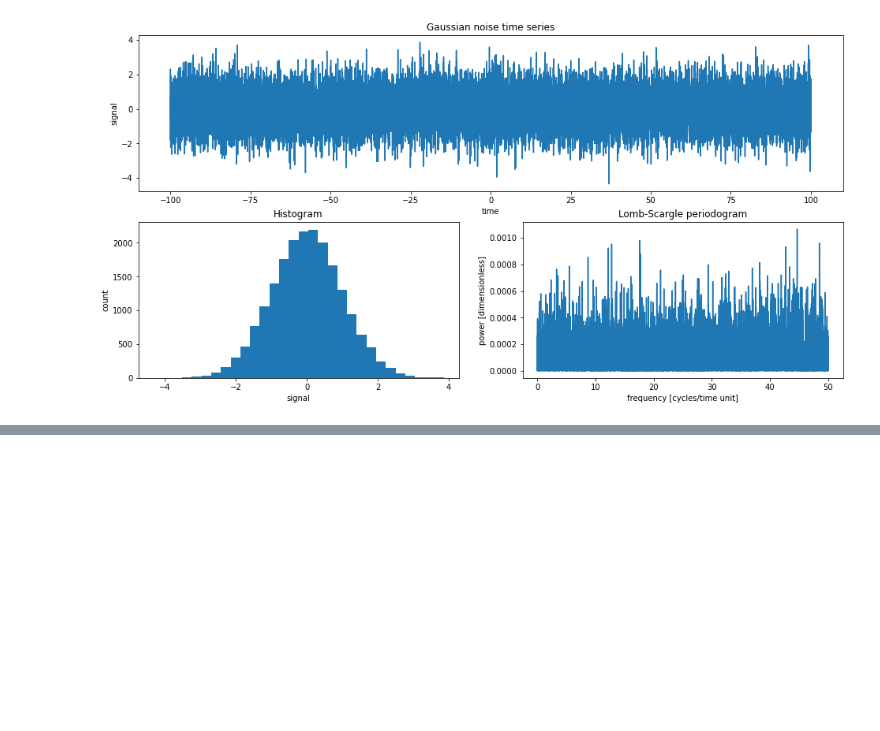
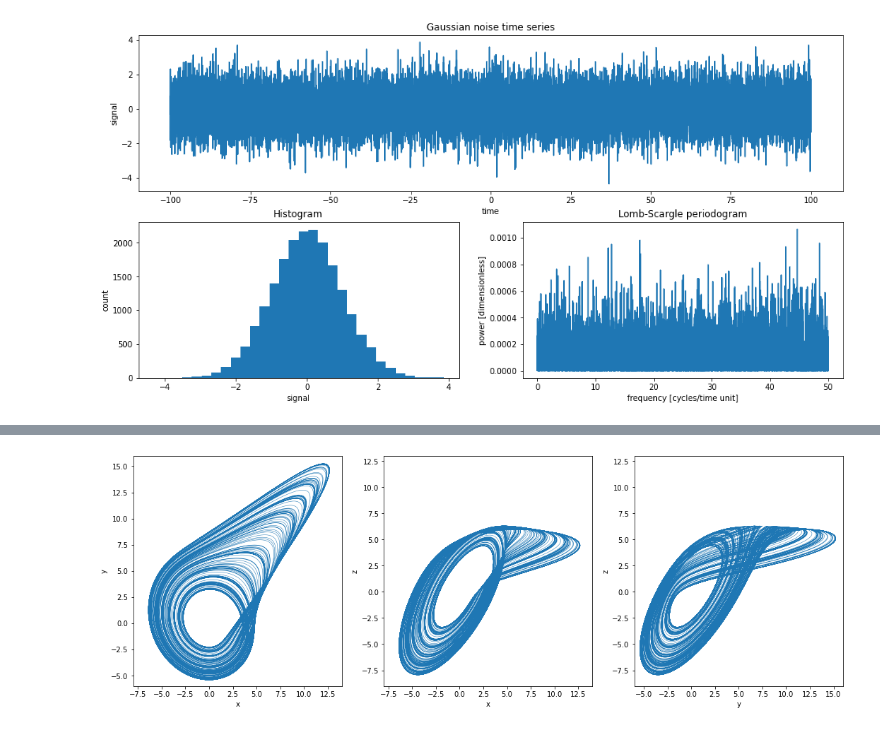
Before and after one commit to esandford/starspot_chaos, a Jupyter notebook: syntheticSignals.ipynb, the cells around one changed output, grey strips where cells are left out. Drawn from its saved outputs; the diff is of its cells as text; code cells hidden in the pictures; blank space fills up the shorter version.

```diff
--- a/syntheticSignals.ipynb
+++ b/syntheticSignals.ipynb
@@ -164,0 +222,84 @@ plotTimeSeries(rossler_t, rossler_r[:,2], min_freq=(1./baseline), max_freq=1.5,
+# %%
+def rotated_Rossler_vel(t,r):
+    """
+    r is an array (x, y, z)
+    return xdot, ydot, zdot
+    """
+    a=0.2
+    b=0.2
+    c=4.8
+
+    x = r[0]
+    y = r[1]
+    z = r[2]
+
+    # Note: equations (18) of Letellier & Aguirre 2002 are WRONG---these are right.
+    #v_x = -0.5*((1 - a + c)*x + (a - 1 + c)*y - (1 + a + c)*z - 2*b) + 0.25*(x + y - z)*(z + y - x)
+    #v_y = b + 0.25*(x + y - z)*(z + y - x - 2*c) - x
+    #v_z = -x + 0.5*(x*(a - 1) + y*(1 - a) + z*(1 + a))
+
+    #or, renormalizing by 1/sqrt(2): (i.e., x' = (1/sqrt(2))*(y+z), etc.
+    v_x = 0.5*(x*(a - 1) + y*(1 - a) + z*(1 + a) + np.sqrt(2)*b + (x + y - z)*((np.sqrt(2)/2)*(y + z - x) - c))
+    v_y = (1./np.sqrt(2))*b + 0.5*(x + y - z)*((np.sqrt(2)/2)*(z + y - x) - c) - x
+    v_z = -x + 0.5*(x*(a - 1) + y*(1 - a) + z*(1 + a))
+
+    return np.array((v_x, v_y, v_z))
+
+#r0 = (1./np.sqrt(2))*np.array((2.9+0.07, 0.07-3.08, -3.08+2.9))
+# just in case, to avoid transients, choose as IC the 5000th iteration of the above IC
+r0 = np.array((-5.09005781,4.17054396,-1.09101873))
+# fixed point experiment
+# need to do it this way because it's very very sensitive to ICs. truncation error is enough to ruin it
+# (both unstable! trajectories roll off and down to the attractor.)
+fp1_x = 4.79165215
+fp1_y = -23.95826074
+fp1_z = 23.95826074
+#r0 = (1./np.sqrt(2))*np.array((fp1_y + fp1_z, fp1_x+fp1_z, fp1_x+fp1_y))
+
+fp2_x = 0.00834785
+fp2_y = -0.04173926
+fp2_z = 0.04173926
+#r0 = (1./np.sqrt(2))*np.array((fp2_y + fp2_z, fp2_x+fp2_z, fp2_x+fp2_y))
+
+
+
+dt = 0.01
+tmin = -500.
+tmax = 500.
+baseline = tmax - tmin
+Nsteps = int(baseline/dt)
+
+rotated_rossler = RK45(fun=rotated_Rossler_vel,t0=tmin,y0=r0,max_step=dt,t_bound=10000.)
+
+rotated_rossler_r = np.empty((Nsteps,3))
+rotated_rossler_t = np.empty((Nsteps))
+for i in range(Nsteps):
+    rotated_rossler.step()
+    rotated_rossler_t[i] = rotated_rossler.t
+    rotated_rossler_r[i] = rotated_rossler.y
+    #print(i, rotated_rossler_r[i])
+#print(rotated_rossler_r[5000])
+
+fig, axes = plt.subplots(1,3,figsize=(18,6))
+axes[0].plot(rotated_rossler_r[:,0],rotated_rossler_r[:,1],lw=0.5)
+axes[0].set_xlim(-8,14)
+axes[0].set_ylim(-6,16)
+axes[0].set_xlabel("x")
+axes[0].set_ylabel("y")
+axes[1].plot(rotated_rossler_r[:,0],rotated_rossler_r[:,2],lw=0.5)
+axes[1].set_xlim(-8,14)
+axes[1].set_ylim(-9,13)
+axes[1].set_xlabel("x")
+axes[1].set_ylabel("z")
+axes[2].plot(rotated_rossler_r[:,1],rotated_rossler_r[:,2],lw=0.5)
+axes[2].set_xlim(-6,16)
+axes[2].set_ylim(-9,13)
+axes[2].set_xlabel("y")
+axes[2].set_ylabel("z")
+plt.show()
+
+plotTimeSeries(rotated_rossler_t,rotated_rossler_r[:,0],min_freq=(1./baseline),max_freq=(1./(2.*dt)), LS_xlim=(0.,1.),title="rotated Rossler x")
+plotTimeSeries(rotated_rossler_t,rotated_rossler_r[:,1],min_freq=(1./baseline),max_freq=(1./(2.*dt)), LS_xlim=(0.,1.),title="rotated Rossler y")
+plotTimeSeries(rotated_rossler_t,rotated_rossler_r[:,2],min_freq=(1./baseline),max_freq=(1./(2.*dt)), LS_xlim=(0.,0.4),title="rotated Rossler z")
+# %% [output]
+[figure, added]
```
Also changed, not shown: parts of 21 cells of this notebook.
